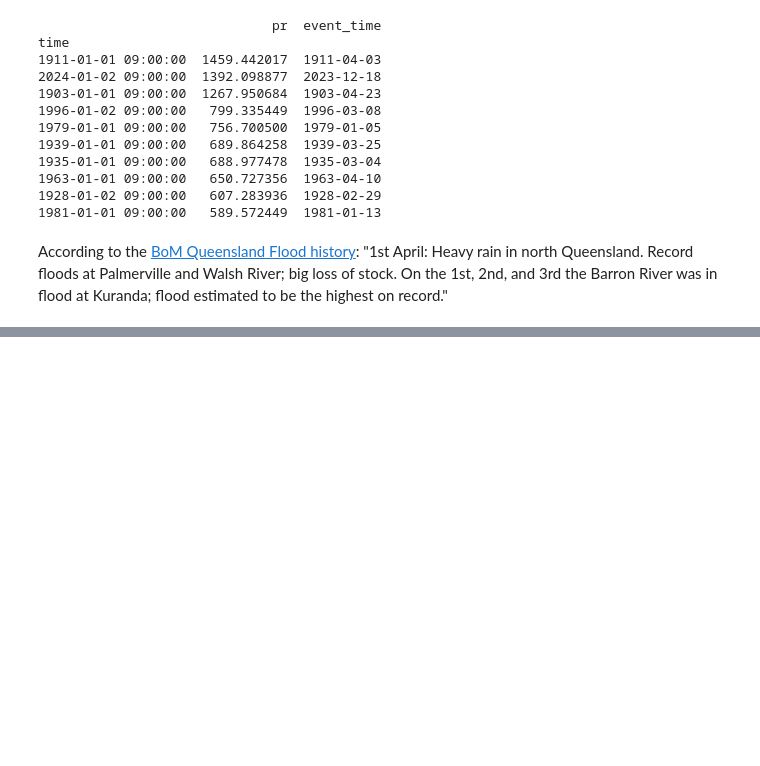
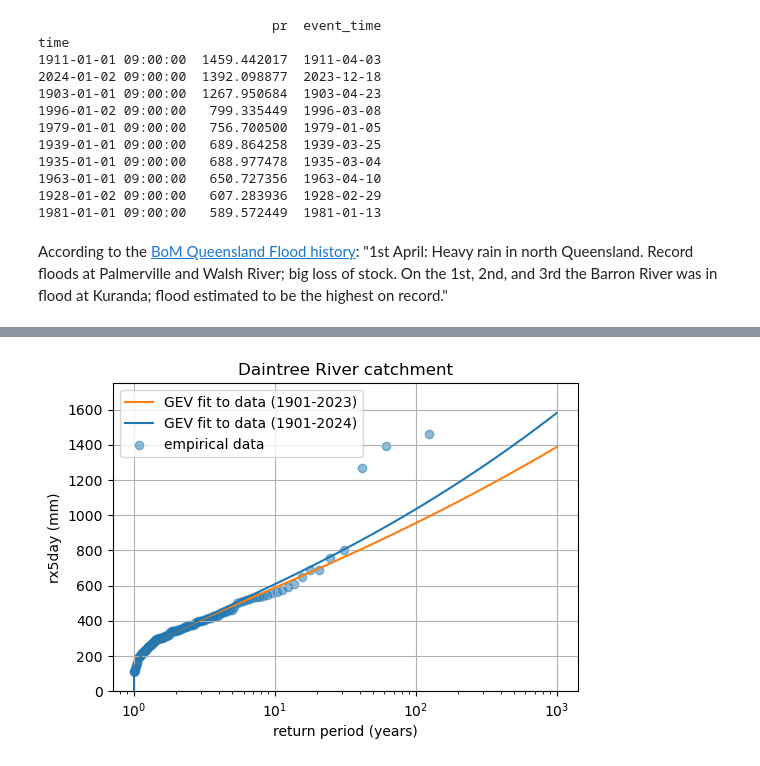
Before and after one commit to stellema/tc-jasper, a Jupyter notebook: rx5day_daintree.ipynb, the cells around one changed output, grey strips where cells are left out. Saved outputs shown, nothing was run; the diff lists cells and outputs as text; code cells hidden in the pictures; blank space fills up the shorter version.

```diff
--- a/rx5day_daintree.ipynb
+++ b/rx5day_daintree.ipynb
@@ -73 +84,43 @@ print(f'{event_percentile:.2f}% percentile\n')
+# %%
+fig = plt.figure(figsize=[6, 4])
+ax = fig.add_subplot()
+
+curve_return_periods = np.logspace(0, 3, num=10000)
+curve_probabilities = 1.0 / curve_return_periods
+curve_values22 = gev.isf(curve_probabilities, gev22_shape, gev22_loc, gev22_scale)
+ax.plot(
+    curve_return_periods,
+    curve_values22,
+    color="tab:orange",
+    label="GEV fit to data (1901-2023)",
+)
+curve_values23 = gev.isf(curve_probabilities, gev23_shape, gev23_loc, gev23_scale)
+ax.plot(
+    curve_return_periods,
+    curve_values23,
+    color="tab:blue",
+    label="GEV fit to data (1901-2024)",
+)
+
+empirical_return_values = np.sort(ds['pr'].values, axis=None)[::-1]
+empirical_return_periods = len(ds['pr'].values) / np.arange(1.0, len(ds['pr'].values) + 1.0)
+ax.scatter(
+    empirical_return_periods,
+    empirical_return_values,
+    color="tab:blue",
+    alpha=0.5,
+    label="empirical data",
+)
+
+ax.set_xscale("log")
+ax.set_xlabel("return period (years)")
+ax.set_ylabel("rx5day (mm)")
+ax.set_ylim(0, 1750)
+ax.grid()
+ax.legend()
+ax.set_title('Daintree River catchment')
+
+plt.show()
+# %% [output]
+[figure, added]
 # %%
```
Also changed, not shown: parts of 9 cells of this notebook, 2 other files.
